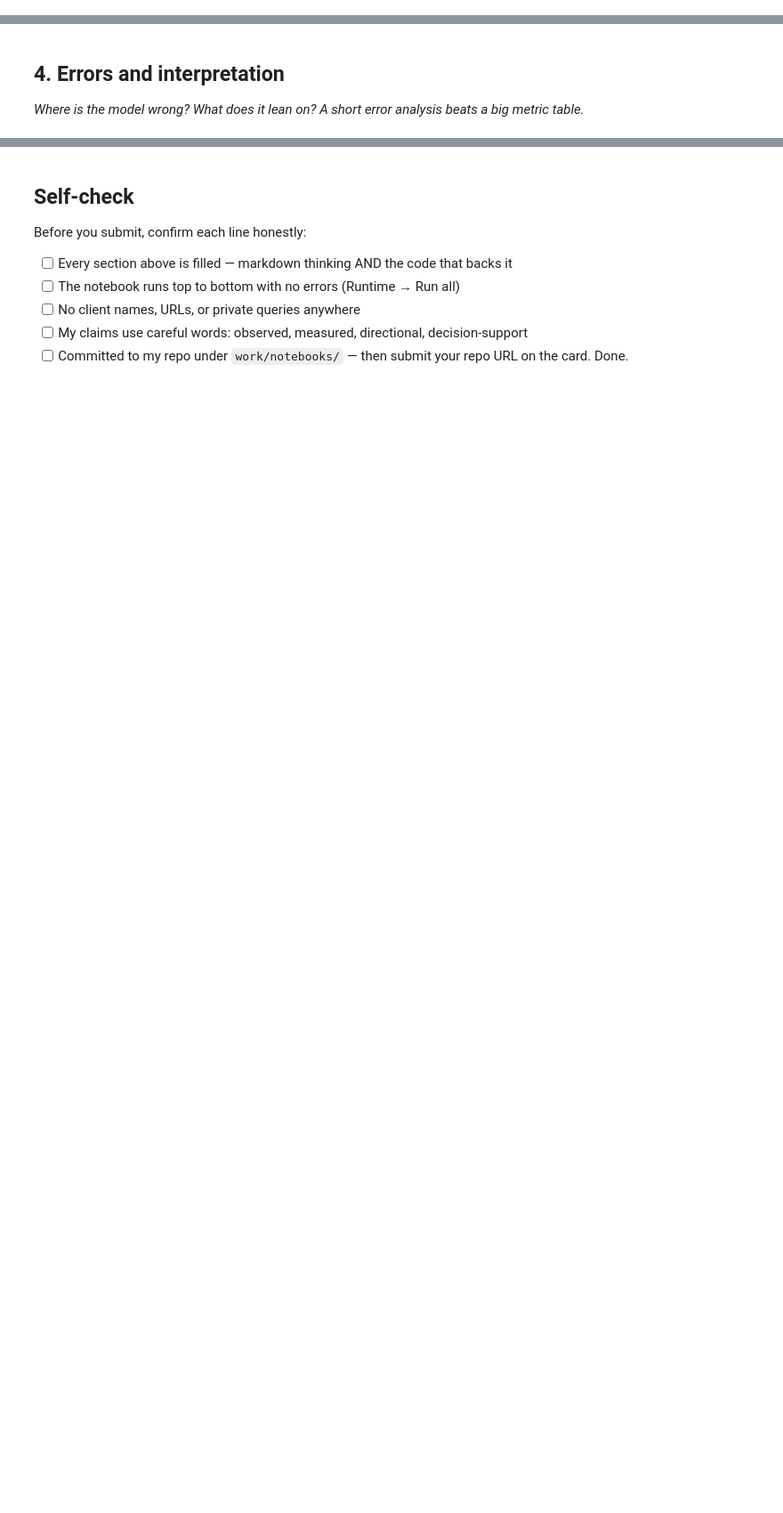
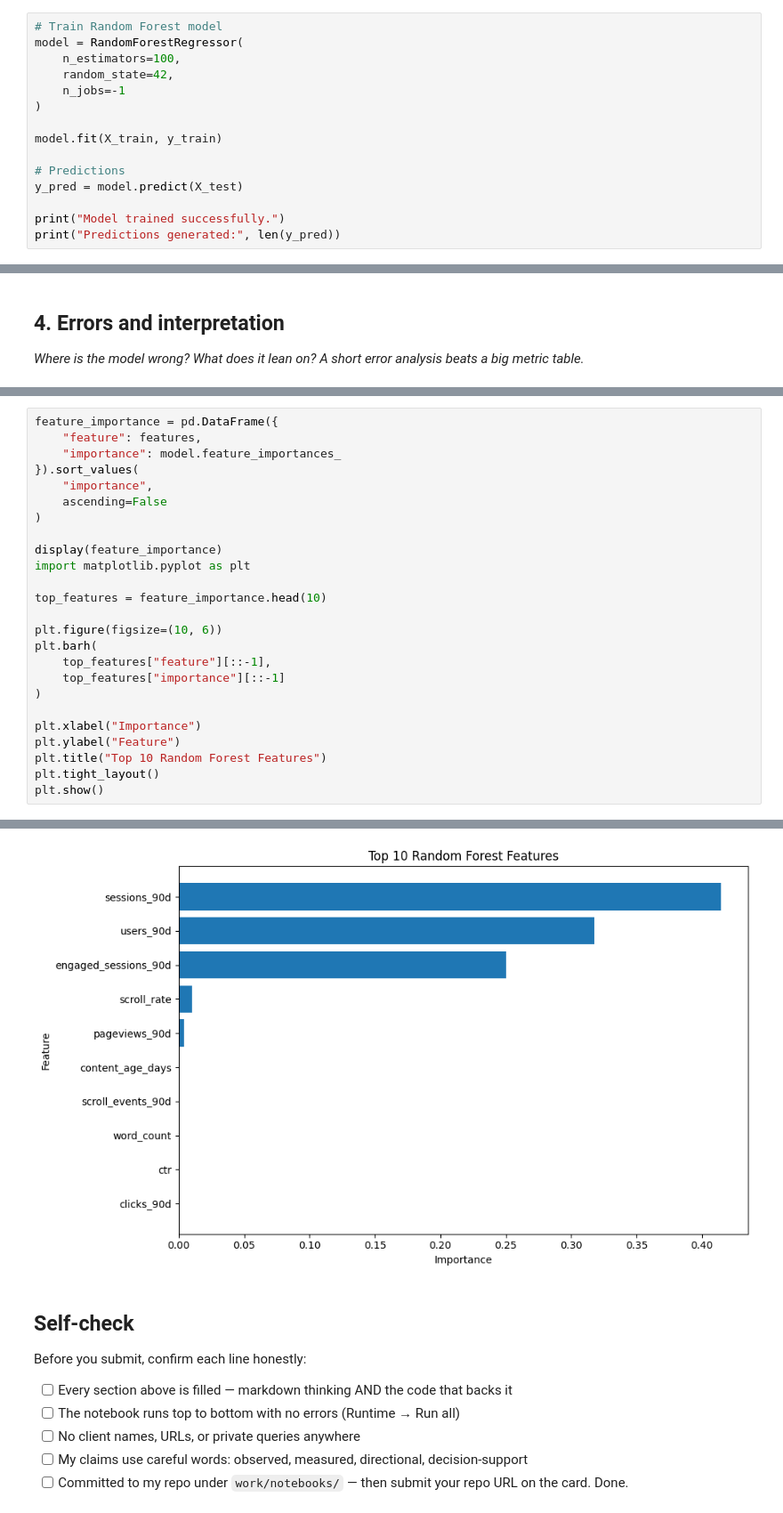
Before and after one commit to Kaushgowda/flyrank-ml-internship, a Jupyter notebook: work/notebooks/w05_model.ipynb, the cells around one changed output, grey strips where cells are left out. Shown at 89% size. Saved outputs shown, nothing was run; the diff lists cells and outputs as text; blank space fills up the shorter version.

```diff
--- a/work/notebooks/w05_model.ipynb
+++ b/work/notebooks/w05_model.ipynb
@@ -29,0 +106,15 @@ This skeleton is yours to fill. Work the sections **in order** — each one has
+# %%
+# Train Random Forest model
+model = RandomForestRegressor(
+    n_estimators=100,
+    random_state=42,
+    n_jobs=-1
+)
+
+model.fit(X_train, y_train)
+
+# Predictions
+y_pred = model.predict(X_test)
+
+print("Model trained successfully.")
+print("Predictions generated:", len(y_pred))
@@ -36,0 +240,26 @@ This skeleton is yours to fill. Work the sections **in order** — each one has
+# %%
+feature_importance = pd.DataFrame({
+    "feature": features,
+    "importance": model.feature_importances_
+}).sort_values(
+    "importance",
+    ascending=False
+)
+
+display(feature_importance)
+import matplotlib.pyplot as plt
+
+top_features = feature_importance.head(10)
+
+plt.figure(figsize=(10, 6))
+plt.barh(
+    top_features["feature"][::-1],
+    top_features["importance"][::-1]
+)
+
+plt.xlabel("Importance")
+plt.ylabel("Feature")
+plt.title("Top 10 Random Forest Features")
+plt.tight_layout()
+plt.show()
+# %% [output]
@@ -37,3 +283,4 @@ This skeleton is yours to fill. Work the sections **in order** — each one has
+[figure, added]
 # %% [markdown]
 ## Self-check
 
```
Also changed, not shown: parts of 12 cells of this notebook.
